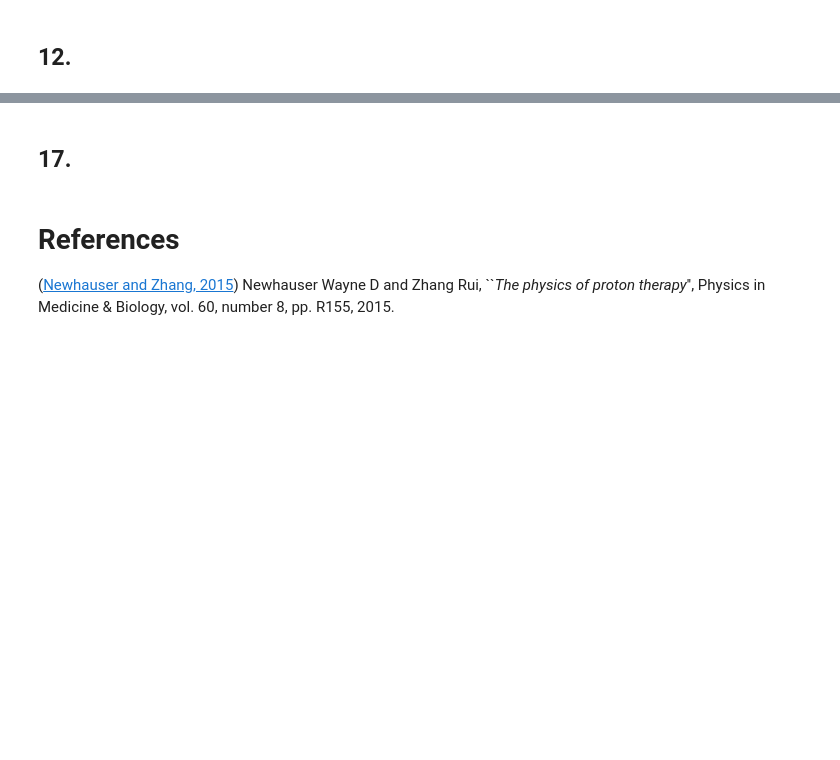
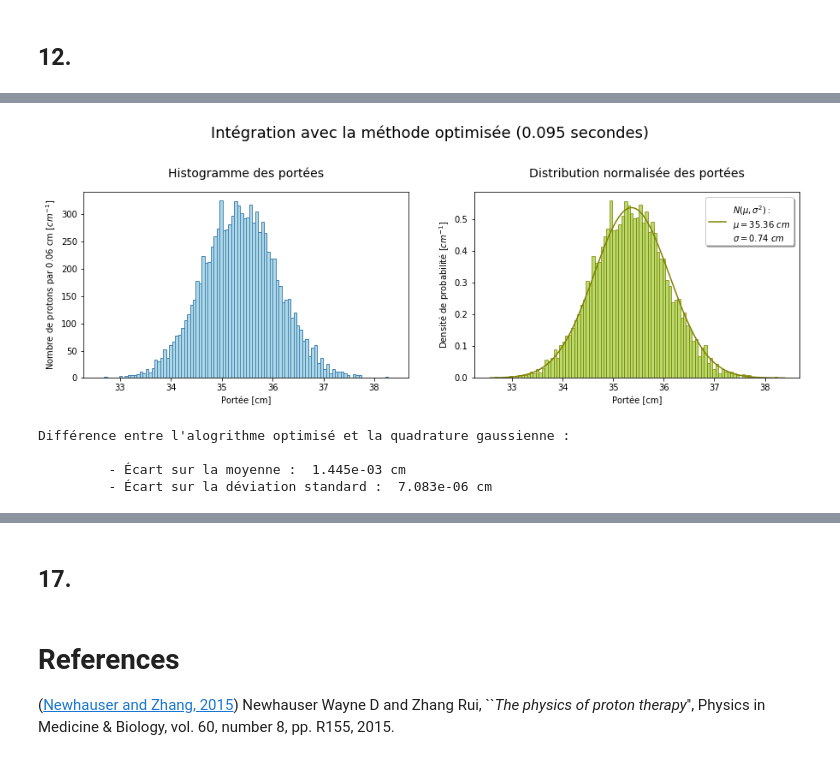
Before and after one commit to eliedl/Physique_numerique, a Jupyter notebook: TP1/TP1_Elie.ipynb, the cells around one changed output, grey strips where cells are left out. Drawn from its saved outputs; the diff is of its cells as text; code cells hidden in the pictures; blank space fills up the shorter version.

```diff
--- a/TP1/TP1_Elie.ipynb
+++ b/TP1/TP1_Elie.ipynb
@@ -526,0 +593,42 @@ plot_histo(mu_sp, sigma_sp, x_fit_sp, y_sp, n_sp, x_sp, wid_sp, portee_sp, time_
+# %%
+mu_opt, sigma_opt = weighted_avg_and_std(mat, weights = count/(np.sum(count)))
+
+x_fit_opt = np.linspace(min(mat), max(mat), 10000)
+y_opt = normal_pdf(x_fit_opt, mu_opt, sigma_opt)
+
+n_opt, x_opt = np.histogram(total[1],weights = total[0], bins=100)
+wid_opt = (x_opt[1]-x_opt[0])*np.ones(len(x_opt))
+
+n_opt = n_opt/(sum(n_opt)*wid_opt[0])
+
+fig, ax = plt.subplots(1,2, figsize=(15,4))
+
+ax[0].hist(total[1], weights=total[0], bins = 100, color='lightblue', edgecolor='steelblue')
+ax[0].set_title('Histogramme des portées', y=1.05, fontsize=14)
+ax[0].set_ylabel('Nombre de protons par 0.06 cm $[cm^{-1}]$')
+ax[0].set_xlabel('Portée [cm]')
+
+ax[1].bar(x_opt[:-1], n_opt, wid_opt[:-1], alpha = 0.7, color='yellowgreen', edgecolor='olive')
+ax[1].plot(x_fit_opt, y_opt, color='olive',\
+           label="$N(\mu, \sigma^2) : $\n$\mu = {}\ cm $\n$\sigma = {}\ cm$".format(np.round(mu_opt, 2), np.round(sigma_opt, 2)))
+
+ax[1].set_xlabel('Portée [cm]')
+ax[1].set_ylabel('Densité de probabilité $[cm^{-1}]$')
+ax[1].set_title('Distribution normalisée des portées', y=1.05, fontsize=14)
+ax[1].legend(bbox_to_anchor=(0.71, 0.97), loc=2, borderaxespad=0., fancybox=True, shadow=True)
+
+plt.suptitle('Intégration avec la méthode optimisée ({} secondes)'.format(time_opt), fontsize=18, y=1.15)
+
+plt.show()
+delta_mu = abs(mu_opt - mu_quad)
+delta_sigma = abs(sigma_opt - sigma_quad)
+
+print("Différence entre l'alogrithme optimisé et la quadrature gaussienne : \n")
+print("\t - Écart sur la moyenne : % 1.3e" % delta_mu + " cm")
+print("\t - Écart sur la déviation standard : % 1.3e" % delta_sigma +" cm")
+# %% [output]
+[figure, added]
+Différence entre l'alogrithme optimisé et la quadrature gaussienne :
+
+         - Écart sur la moyenne :  1.445e-03 cm
+         - Écart sur la déviation standard :  7.083e-06 cm
```
Also changed, not shown: parts of 15 cells of this notebook.
